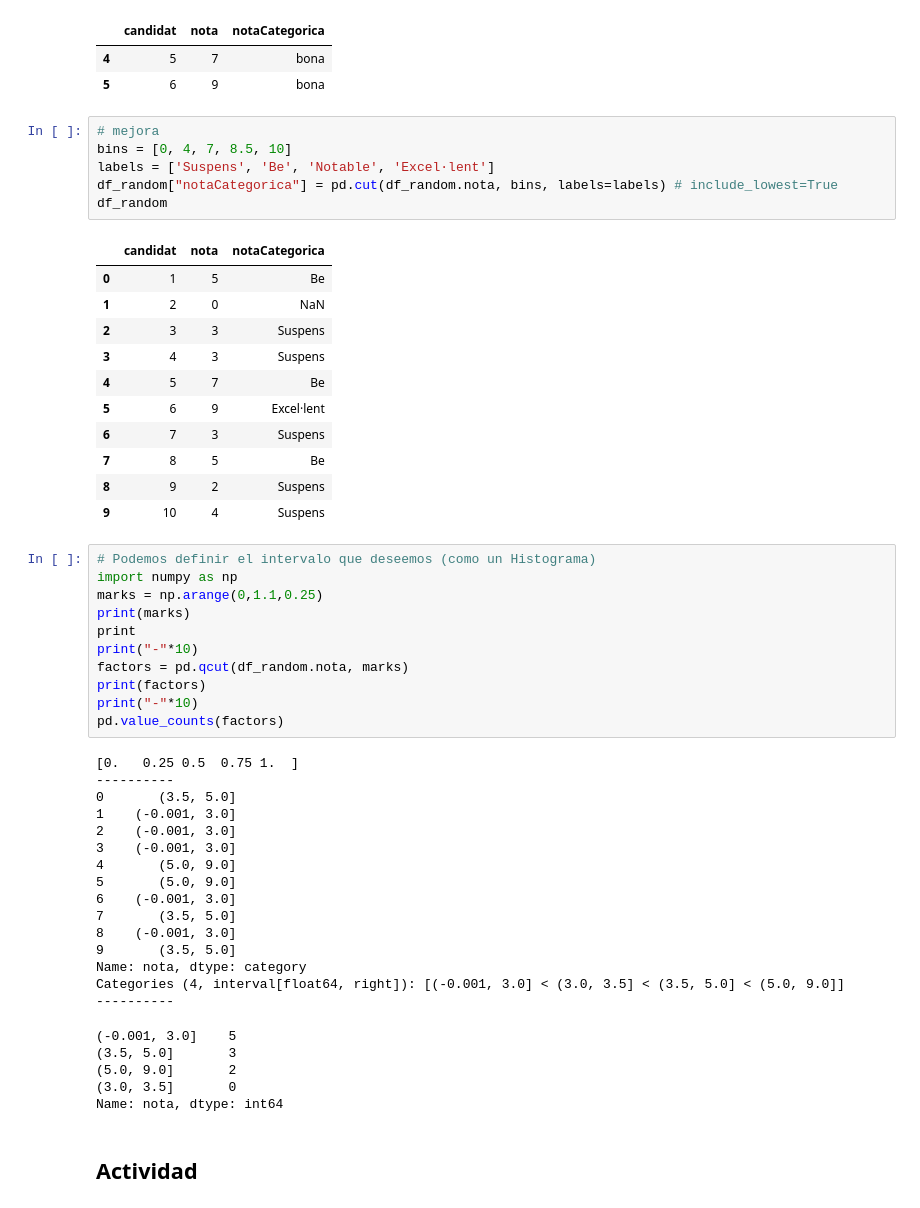
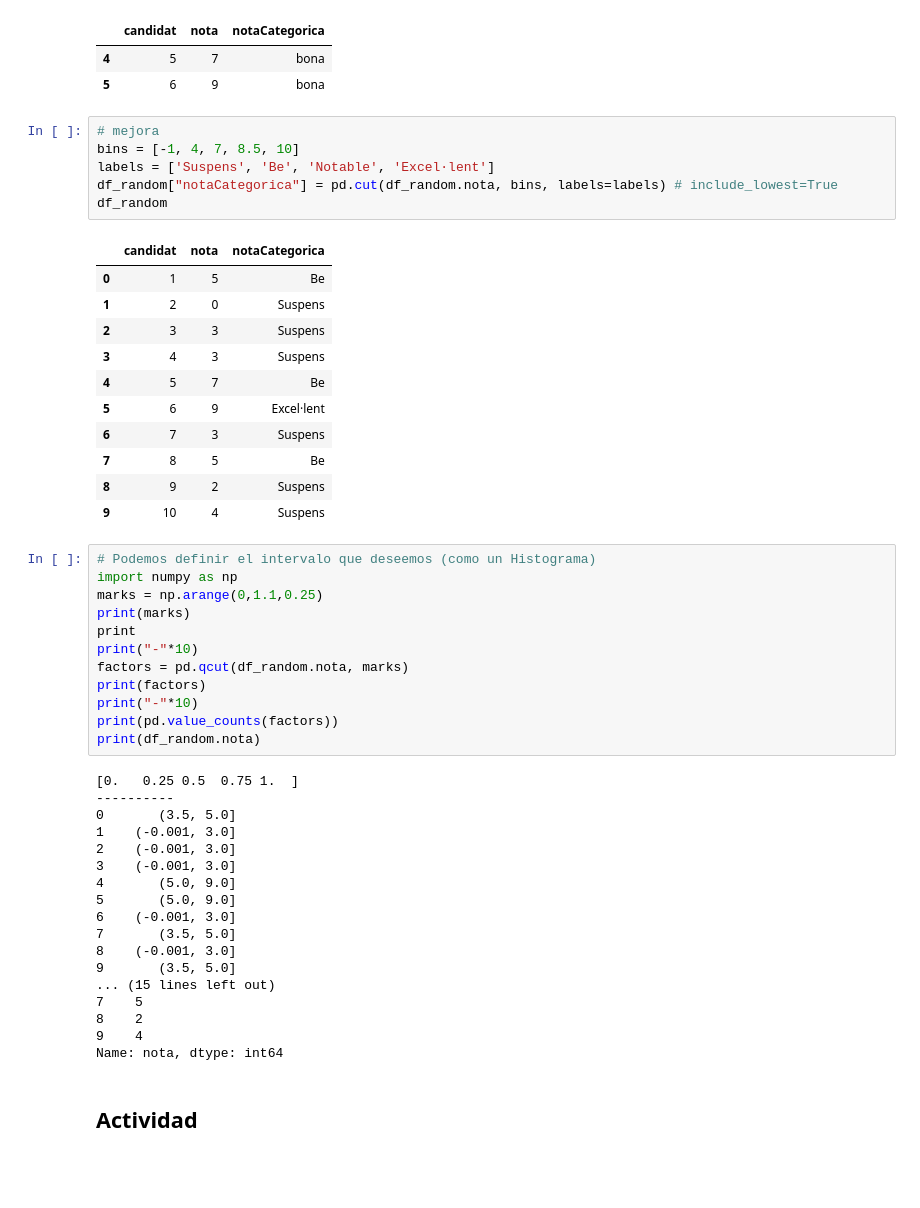
Before and after one commit to wisaaco/TxADM, a Jupyter notebook: notebooks/Part2/00_Pandas/02_Agrupación_de_datos.ipynb, the cells around one changed output. Saved outputs shown, nothing was run; the diff lists cells and outputs as text; blank space fills up the shorter version.

```diff
--- a/notebooks/Part2/00_Pandas/02_Agrupación_de_datos.ipynb
+++ b/notebooks/Part2/00_Pandas/02_Agrupación_de_datos.ipynb
@@ -500,14 +558,14 @@ df_random[df_random.notaCategorica==df_random.notaCategorica.max()]
 | 5 | 6 | 9 | bona |
 # %%
 # mejora
-bins = [0, 4, 7, 8.5, 10]
+bins = [-1, 4, 7, 8.5, 10]
 labels = ['Suspens', 'Be', 'Notable', 'Excel·lent']
 df_random["notaCategorica"] = pd.cut(df_random.nota, bins, labels=labels) # include_lowest=True
 df_random
 # %% [output]
 |  | candidat | nota | notaCategorica |
 | 0 | 1 | 5 | Be |
-| 1 | 2 | 0 | NaN |
+| 1 | 2 | 0 | Suspens |
 | 2 | 3 | 3 | Suspens |
 | 3 | 4 | 3 | Suspens |
 | 4 | 5 | 7 | Be |
@@ -526,7 +584,8 @@ print("-"*10)
 factors = pd.qcut(df_random.nota, marks)
 print(factors)
 print("-"*10)
-pd.value_counts(factors)
+print(pd.value_counts(factors))
+print(df_random.nota)
 # %% [output]
 [0.   0.25 0.5  0.75 1.  ]
 ----------
@@ -540,14 +599,11 @@ pd.value_counts(factors)
 7       (3.5, 5.0]
 8    (-0.001, 3.0]
 9       (3.5, 5.0]
-Name: nota, dtype: category
-Categories (4, interval[float64, right]): [(-0.001, 3.0] < (3.0, 3.5] < (3.5, 5.0] < (5.0, 9.0]]
-----------
+... (15 lines left out)
+7    5
+8    2
+9    4
+Name: nota, dtype: int64
-(-0.001, 3.0]    5
-(3.5, 5.0]       3
-(5.0, 9.0]       2
-(3.0, 3.5]       0
-Name: nota, dtype: int64
 # %% [markdown]
 ## Actividad
 # %%
```
Also changed, not shown: parts of 13 cells of this notebook, 1 other file.
